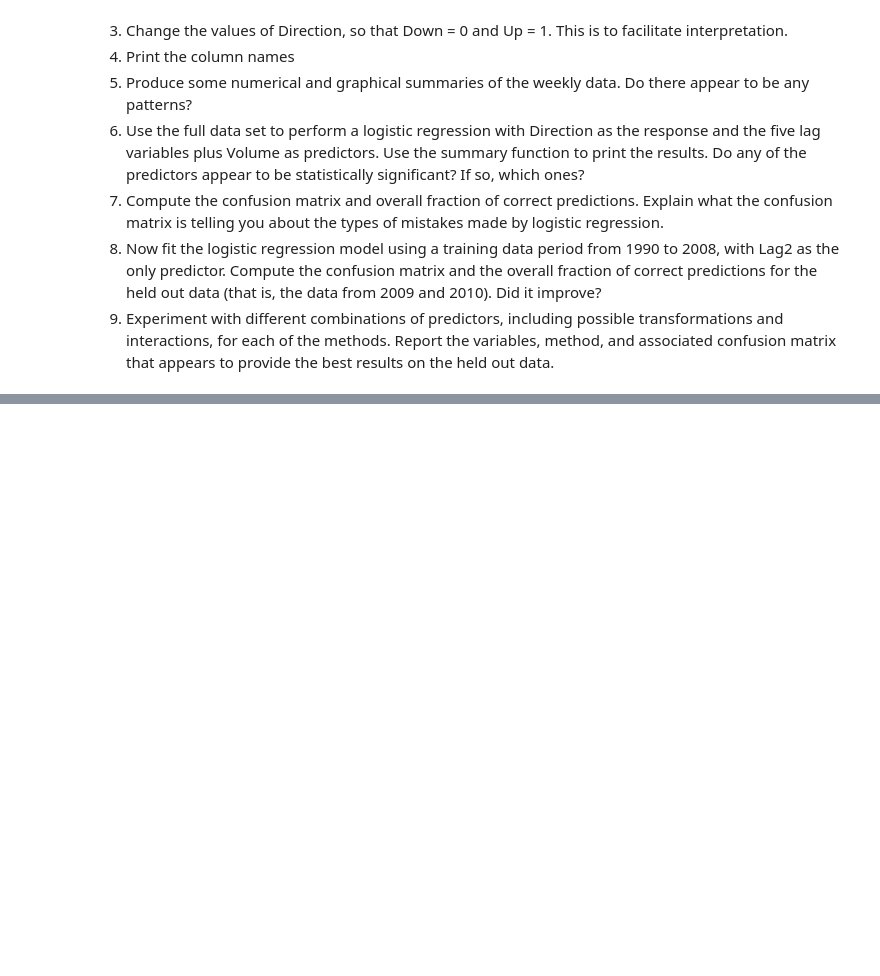
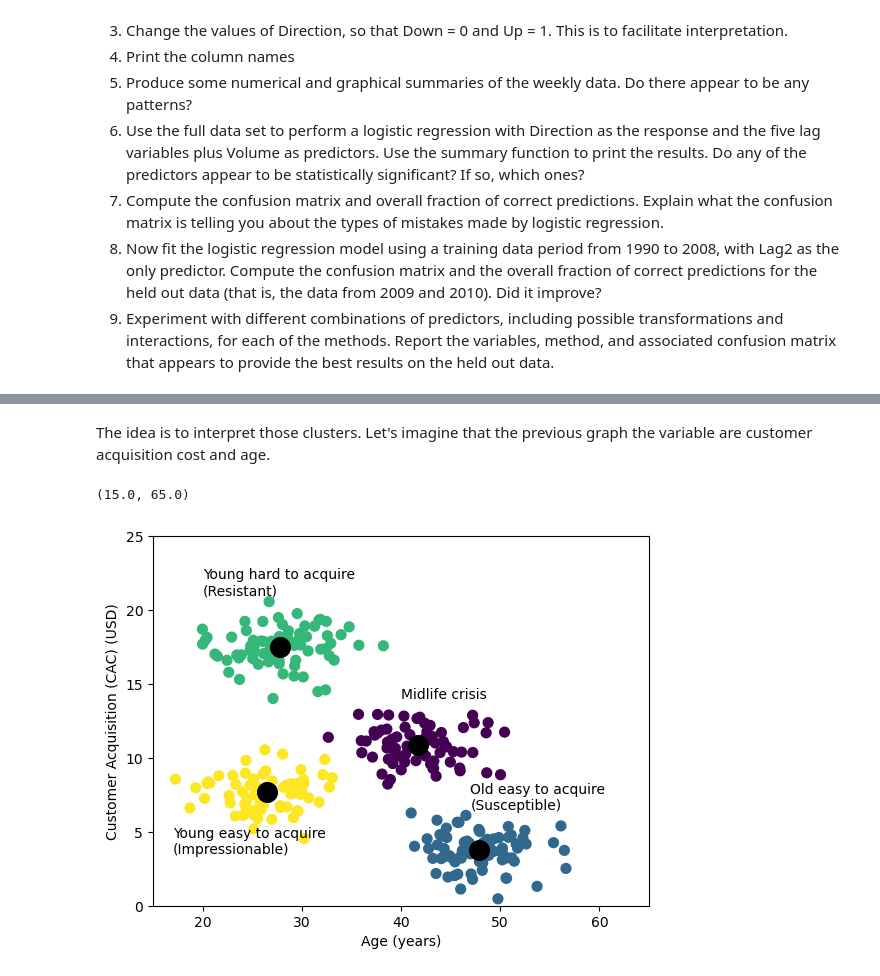
Before and after one commit to santiagoalonso/Data-Mining-TEC, a Jupyter notebook: Python/Python_Regression_1/DM_Regression_Classification.ipynb, the cells around one changed output, grey strips where cells are left out. Drawn from its saved outputs; the diff is of its cells as text; code cells hidden in the pictures; blank space fills up the shorter version.

```diff
--- a/Python/Python_Regression_1/DM_Regression_Classification.ipynb
+++ b/Python/Python_Regression_1/DM_Regression_Classification.ipynb
@@ -513,0 +556,21 @@ In James, G., Witten, D., Hastie, T., Tibshirani, R. & Taylor, J. (2023). An int
+# %% [markdown]
+The idea is to interpret those clusters. Let's imagine that the previous graph the variable are customer acquisition cost and age.
+# %%
+x = (X[:, 0]+6)*6
+x_c = (centers[:, 0]+6)*6
+y = 2*(X[:, 1] + 1)
+y_c = 2*(centers[:, 1]+1)
+plt.scatter(x, y, c=y_kmeans, s=50, cmap='viridis')
+centers = kmeans.cluster_centers_
+plt.scatter(x_c, y_c, c='black', s=200);
+plt.xlabel("Age (years)")
+plt.ylabel("Customer Acquisition (CAC) (USD)")
+plt.text(20, 21, "Young hard to acquire\n(Resistant)")
+plt.text(17, 3.5, "Young easy to acquire\n(Impressionable)")
+plt.text(40, 14, "Midlife crisis")
+plt.text(47, 6.5, "Old easy to acquire\n(Susceptible)")
+plt.ylim(0,25)
+plt.xlim(15,65)
+# %% [output]
+(15.0, 65.0)
+[figure, added]
```
Also changed, not shown: parts of 13 cells of this notebook, 3 other files.
